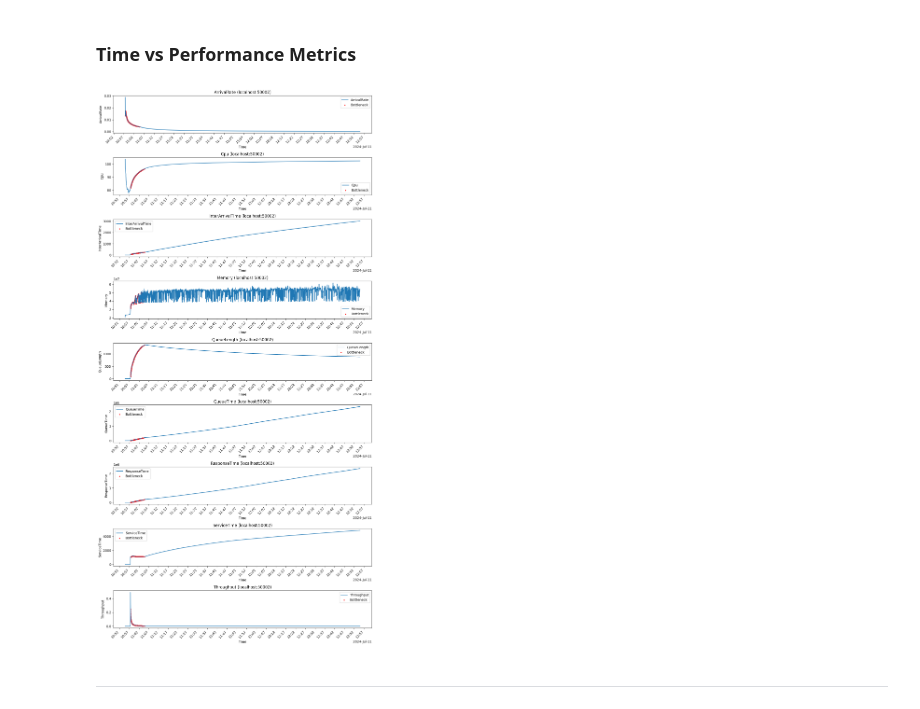
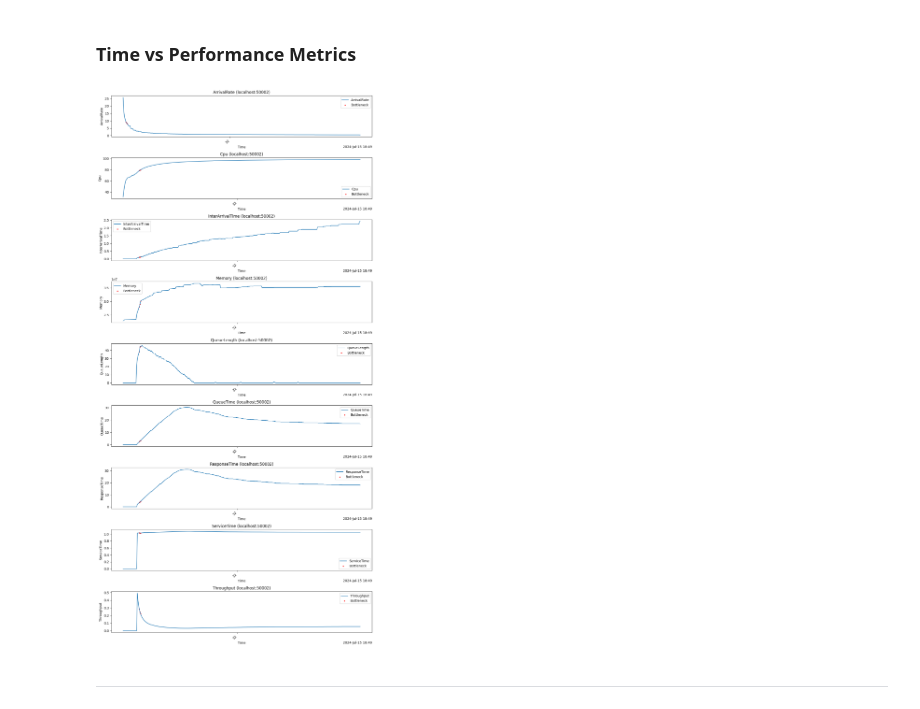
Before and after one commit to seongjoow/wowsan, a Jupyter notebook: plot/visualize_graph.ipynb, the cells around one changed output. Cells and saved outputs as stored; diff of their text form; code cells hidden in the pictures.

```diff
--- a/plot/visualize_graph.ipynb
+++ b/plot/visualize_graph.ipynb
@@ -4,8 +4,9 @@ import json
 import matplotlib.pyplot as plt
 import matplotlib.dates as mdates
 
+DIR_NUMBER = 18
 BROKER_PORT = 50002
-LOG_PATH = "C:\\Users\\SJSJ\\Desktop\\wowsan\\log\\tickLogger\\14\\" + str(BROKER_PORT) + "_tick.json"
+LOG_PATH = "C:\\Users\\SJSJ\\Desktop\\wowsan\\log\\tickLogger\\" +str(DIR_NUMBER) + "\\" + str(BROKER_PORT) + "_tick.json"
 # %% [markdown]
 ---
 # %% [markdown]
@@ -23,39 +24,39 @@ df['ArrivalRate'] = df['InterArrivalTime'].apply(lambda x: 1/x if x > 0 else Non
 # 시간 데이터가 문자열 형태인 경우, 'yyyy-mm-dd hh:mm:ss' 형식으로 예상되는 파싱
 df['time'] = pd.to_datetime(df['time'], format='%Y-%m-%d %H:%M:%S')
 
-metrics = ['ArrivalRate', 'Cpu', 'InterArrivalTime', 'Memory', 'QueueLength', 'QueueTime', 'ResponseTime', 'ServiceTime', 'Throughput']
+metrics = ['ArrivalRate', 'Cpu', 'InterArrivalTime', 'Memory', 'QueueLength', 'QueueTime', 'ServiceTime', 'ResponseTime', 'Throughput']
 
 # Plot the sampled data for each metric against time with Bottleneck points highlighted, without lines connecting the points
 fig, axes = plt.subplots(nrows=len(metrics), ncols=1, figsize=(12, 24))
 
 # Define a locator for the x-axis to manage the density of date labels
 locator = mdates.SecondLocator(interval=300)  # 300초 간격으로 틱 설정
 
 for i, metric in enumerate(metrics):
     # Plot each metric with time on the x-axis using the sampled data, using line plot instead of scatter
     axes[i].plot(df['time'], df[metric], label=metric)  # smaller dot size for clarity
     # Highlight Bottleneck points in red in the sampled data
     bottleneck_points_sampled = df[df['Bottleneck'] == True]
     if not bottleneck_points_sampled.empty:
         axes[i].scatter(bottleneck_points_sampled['time'], bottleneck_points_sampled[metric], color='red', label='Bottleneck', s=5)
     axes[i].set_title(metric + ' (localhost:' + str(BROKER_PORT) + ')')
     axes[i].set_xlabel('Time')
     axes[i].set_ylabel(metric)
     axes[i].legend()
 
     # Set the locator for the x-axis to space date ticks
     axes[i].xaxis.set_major_locator(locator)
     axes[i].xaxis.set_major_formatter(mdates.ConciseDateFormatter(locator))
 
     # Rotate date labels for better readability
     for label in axes[i].get_xticklabels():
         label.set_rotation(45)
         label.set_ha('right')  # set horizontal alignment to right
 
 plt.tight_layout()
 plt.show()
 # %% [output]
-[figure, old version]
+[figure, new version]
 # %% [markdown]
 ---
 # %% [markdown]
```
Also changed, not shown: parts of 1 cell of this notebook, 2 other files.
